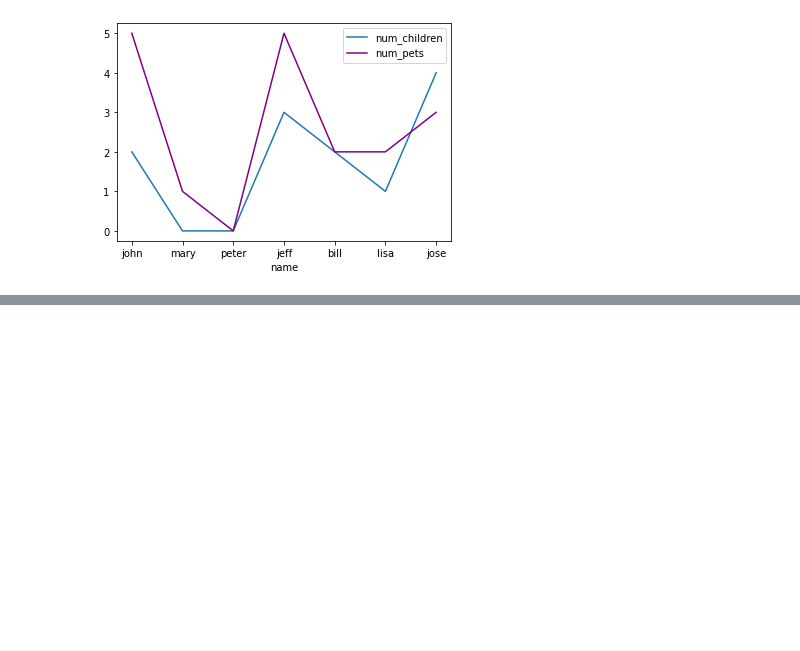
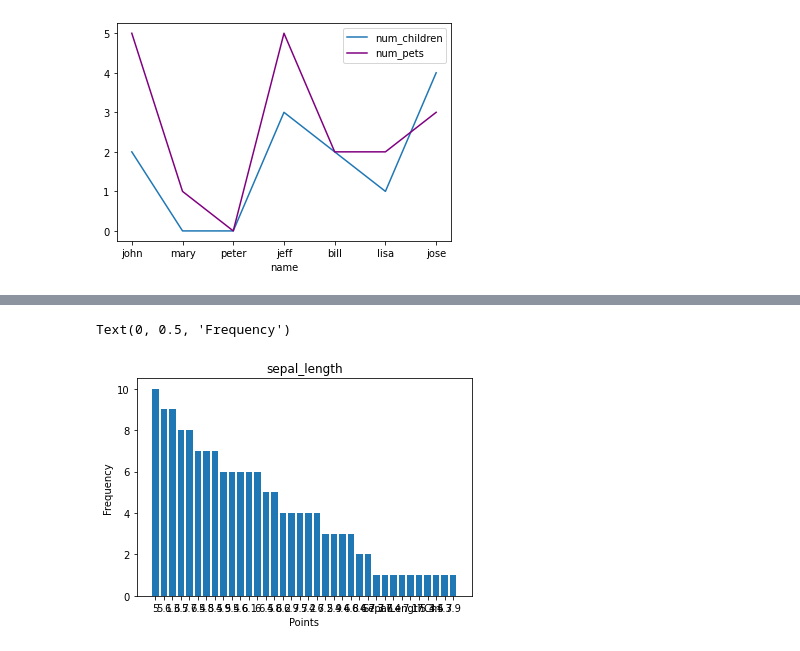
Before and after one commit to MayuVegeta/MSc-Part-1-503-FDS, a Jupyter notebook: Graph.ipynb, the cells around one changed output, grey strips where cells are left out. Cells and saved outputs as stored; diff of their text form; code cells hidden in the pictures; blank space fills up the shorter version.

```diff
--- a/Graph.ipynb
+++ b/Graph.ipynb
@@ -102,0 +138,16 @@ df.plot(kind='line',x='name',y='num_pets', color = 'purple', ax=ax)
+# %%
+#Bar Chart
+fig, ax = plt.subplots()
+data = Iris['sepal_length'].value_counts()
+#get x and y data
+sepal_length = data.index
+frequency = data.values
+#create bar chart
+ax.bar(points, frequency)
+#set title and labels
+ax.set_title('sepal_length')
+ax.set_xlabel('Points')
+ax.set_ylabel('Frequency')
+# %% [output]
+Text(0, 0.5, 'Frequency')
+[figure, added]
```
Also changed, not shown: parts of 6 cells of this notebook.
